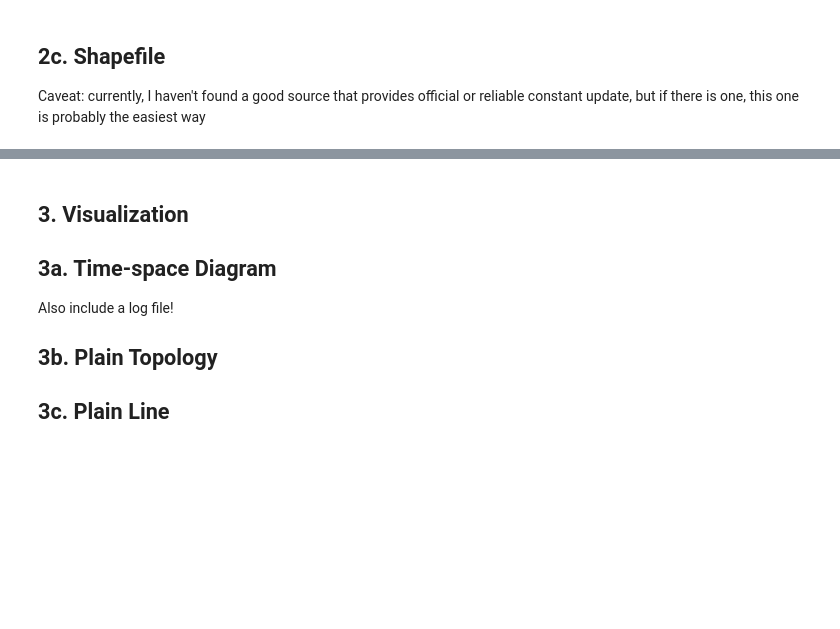
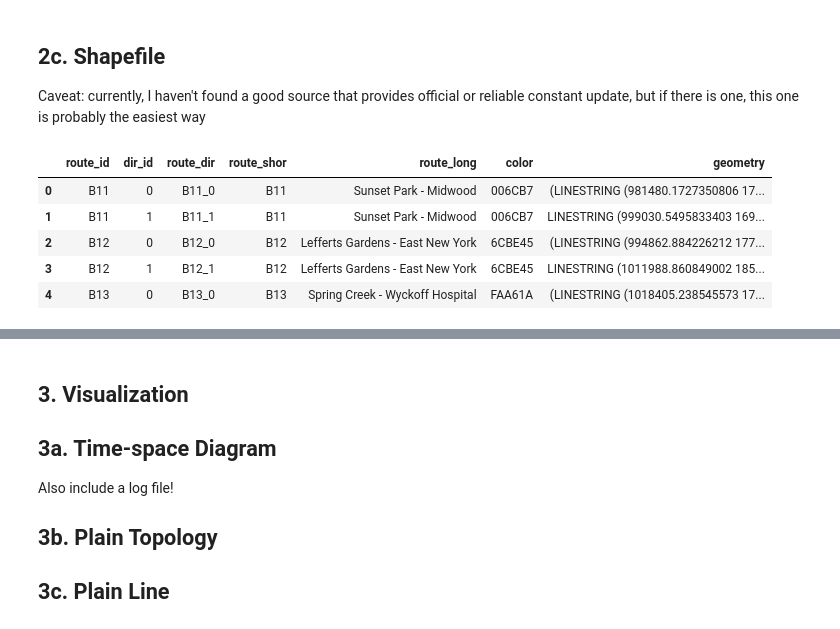
Before and after one commit to ywnch/buskit, a Jupyter notebook: sandbox_main.ipynb, the cells around one changed output, grey strips where cells are left out. Saved outputs shown, nothing was run; the diff lists cells and outputs as text; code cells hidden in the pictures; blank space fills up the shorter version.

```diff
--- a/sandbox_main.ipynb
+++ b/sandbox_main.ipynb
@@ -195,3 +211,15 @@ shape_gdf.plot(facecolor='r', edgecolor='k', markersize=0.5, figsize=(10,10))
 # %% [markdown]
 ## 2c. Shapefile
 Caveat: currently, I haven't found a good source that provides official or reliable constant update, but if there is one, this one is probably the easiest way
+# %%
+# read route shapefile
+gdf = gpd.read_file("MTA_shp/bus_routes_nyc_aug2017.shp")
+gdf.to_crs(epsg=4326, inplace=True)
+gdf.head()
+# %% [output]
+|  | route_id | dir_id | route_dir | route_shor | route_long | color | geometry |
+| 0 | B11 | 0 | B11_0 | B11 | Sunset Park - Midwood | 006CB7 | (LINESTRING (981480.1727350806 17... |
+| 1 | B11 | 1 | B11_1 | B11 | Sunset Park - Midwood | 006CB7 | LINESTRING (999030.5495833403 169... |
+| 2 | B12 | 0 | B12_0 | B12 | Lefferts Gardens - East New York | 6CBE45 | (LINESTRING (994862.884226212 177... |
+| 3 | B12 | 1 | B12_1 | B12 | Lefferts Gardens - East New York | 6CBE45 | LINESTRING (1011988.860849002 185... |
+| 4 | B13 | 0 | B13_0 | B13 | Spring Creek - Wyckoff Hospital | FAA61A | (LINESTRING (1018405.238545573 17... |
```
Also changed, not shown: parts of 10 cells of this notebook, 9 other files.
